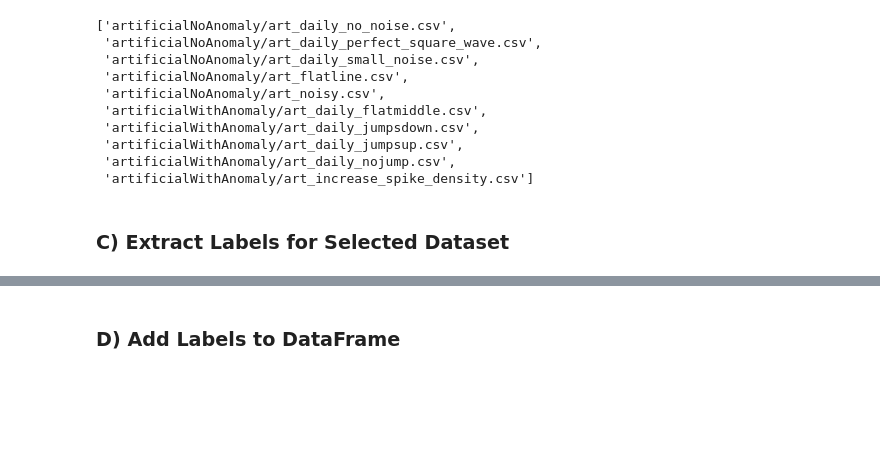
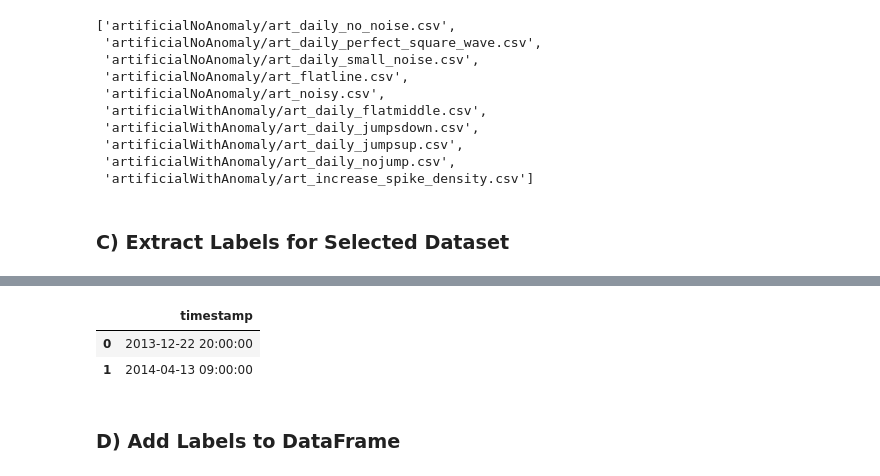
Before and after one commit to Nandipha996/Anomaly-Detection-Research, a Jupyter notebook: notebooks/02_preprocessing_ambient_temperature.ipynb, the cells around one changed output, grey strips where cells are left out. Cells and saved outputs as stored; diff of their text form; code cells hidden in the pictures; blank space fills up the shorter version.

Commit message:
Added data type verification

```diff
--- a/notebooks/02_preprocessing_ambient_temperature.ipynb
+++ b/notebooks/02_preprocessing_ambient_temperature.ipynb
@@ -69,6 +69,11 @@ dataset_key = "realKnownCause/ambient_temperature_system_failure.csv"
 # Extract the list of anomaly timestamps for this dataset
 ambient_label_times = labels[dataset_key]
 
+# Turn the list of timestamp strings into a DataFrame
+ambient_label_times_df = pd.DataFrame(
+    {"timestamp": pd.to_datetime(ambient_label_times)}
+)
+
 # Display the timestamps
-ambient_label_times
+ambient_label_times_df.head()
 # %% [output]
@@ -76,3 +80,6 @@ ambient_label_times
+|  | timestamp |
+| 0 | 2013-12-22 20:00:00 |
+| 1 | 2014-04-13 09:00:00 |
 # %% [markdown]
 ### D) Add Labels to DataFrame
 # %%
```
Also changed, not shown: parts of 4 cells of this notebook.
